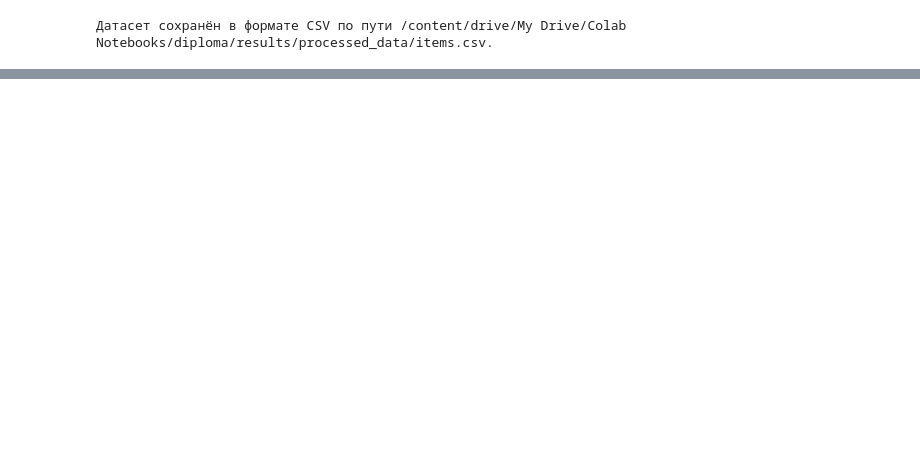
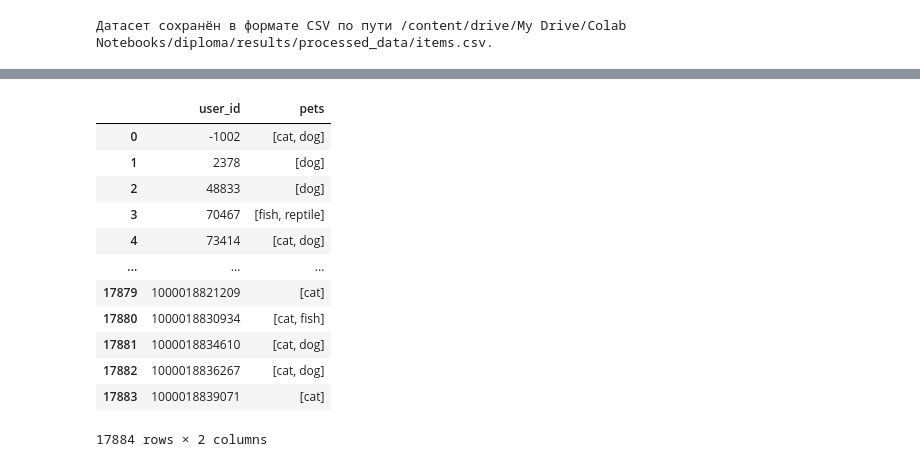
Before and after one commit to iliakabanov/SASRec, a Jupyter notebook: preprocess_data.ipynb, the cells around one changed output, grey strips where cells are left out. Saved outputs shown, nothing was run; the diff lists cells and outputs as text; code cells hidden in the pictures; blank space fills up the shorter version.

```diff
--- a/preprocess_data.ipynb
+++ b/preprocess_data.ipynb
@@ -428,0 +510,35 @@ pd.read_csv(output_csv_path)
+# %%
+data_purchases = pd.read_pickle('/content/drive/My Drive/Colab Notebooks/diploma/results/processed_data/petco/purchases.pkl')
+data_items = pd.read_pickle('/content/drive/My Drive/Colab Notebooks/diploma/results/processed_data/petco/items.pkl')
+# %%
+import pandas as pd
+
+# Пример данных
+# purchases_data = pd.DataFrame({
+#     'user_id': [1, 1, 2, 3, 2],
+#     'item_id': [101, 102, 103, 101, 104],
+#     'purchase': [1, 1, 1, 1, 1]
+# })
+
+# final_data_items = pd.DataFrame({
+#     'item_id': [101, 102, 103, 104],
+#     'pets': [['cat'], ['dog'], ['bird'], ['cat']]
+# })
+
+# Шаг 1: Объединяем данные по item_id
+merged_data = pd.merge(data_purchases, data_items[['item_id', 'pets']], on='item_id', how='left')
+
+# Выводим промежуточные данные, чтобы увидеть, что в merged_data
+print("Merged data:")
+print(merged_data)
+
+# Шаг 2: Группируем по user_id и собираем все уникальные виды животных
+def merge_pets(pets):
+    # Проверяем, что pets не является NaN или пустым значением
+    merged_pets = []
+    for sublist in pets:
+        if isinstance(sublist, list):
+            merged_pets.extend(sublist)
+    return sorted(set(merged_pets))  # Убираем дубликаты и сортируем
+
+data_users = merged_data.groupby('user_id')['pets'].apply(lambda x: merge_pets(x)).reset_index()
@@ -428,0 +561,17 @@ pd.read_csv(output_csv_path)
+# %%
+data_users.to_pickle('/content/drive/My Drive/Colab Notebooks/diploma/results/processed_data/petco/users.pkl')
+data_users
+# %% [output]
+|  | user_id | pets |
+| 0 | -1002 | [cat, dog] |
+| 1 | 2378 | [dog] |
+| 2 | 48833 | [dog] |
+| 3 | 70467 | [fish, reptile] |
+| 4 | 73414 | [cat, dog] |
+| ... | ... | ... |
+| 17879 | 1000018821209 | [cat] |
+| 17880 | 1000018830934 | [cat, fish] |
+| 17881 | 1000018834610 | [cat, dog] |
+| 17882 | 1000018836267 | [cat, dog] |
+| 17883 | 1000018839071 | [cat] |
+17884 rows × 2 columns
```
Also changed, not shown: parts of 7 cells of this notebook, 1 other file.
